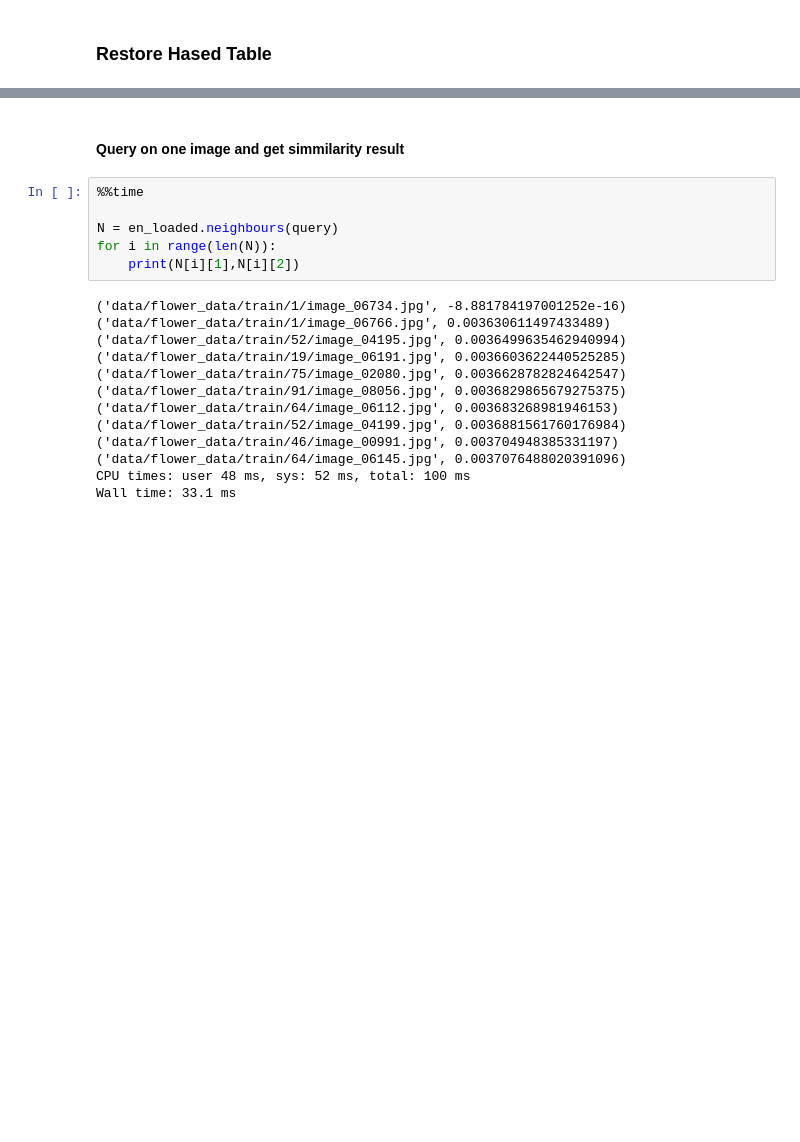
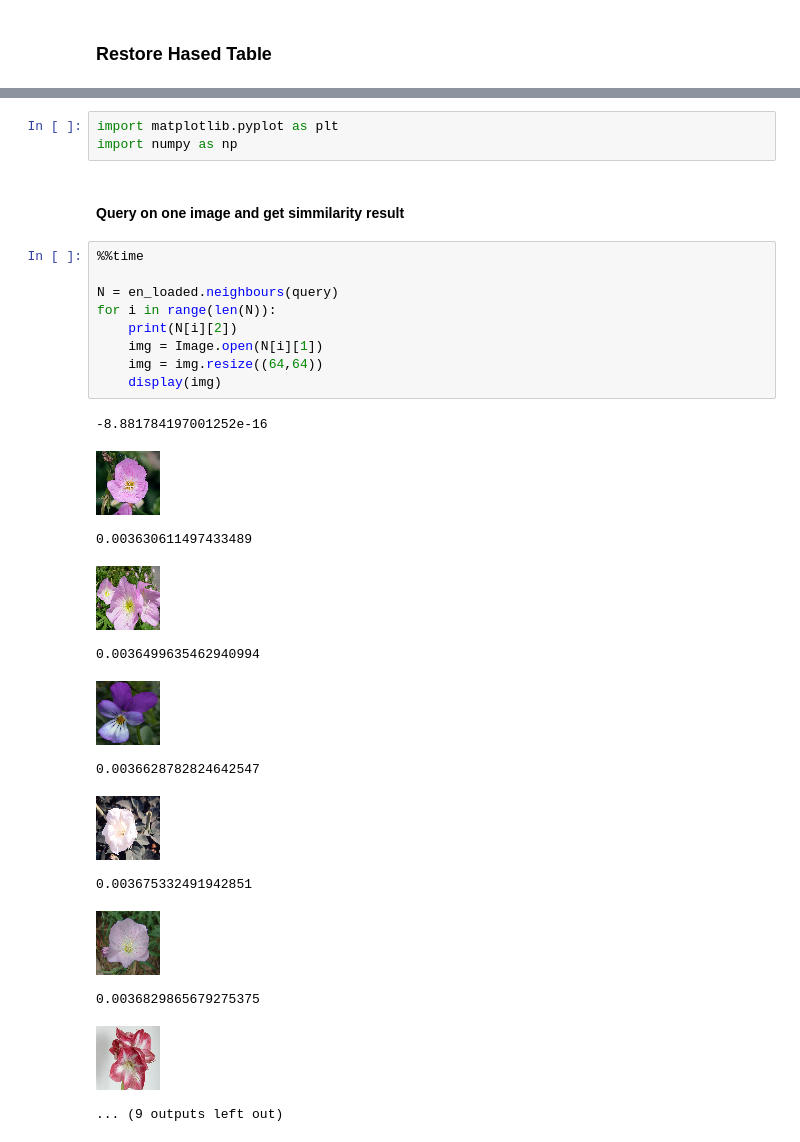
Before and after one commit to singnet/image-retrieval-service, a Jupyter notebook: storeLSH.ipynb, the cells around one changed output, grey strips where cells are left out. Drawn from its saved outputs; the diff is of its cells as text; blank space fills up the shorter version.

```diff
--- a/storeLSH.ipynb
+++ b/storeLSH.ipynb
@@ -85,21 +95,28 @@ NameError: name 'pic_one1' is not defined
+# %%
+import matplotlib.pyplot as plt
+import numpy as np
 # %% [markdown]
 #### Query on one image and get simmilarity result
 # %%
 %%time
 
 N = en_loaded.neighbours(query)
 for i in range(len(N)):
-    print(N[i][1],N[i][2])
+    print(N[i][2])
+    img = Image.open(N[i][1])
+    img = img.resize((64,64))
+    display(img)
 # %% [output]
-('data/flower_data/train/1/image_06734.jpg', -8.881784197001252e-16)
-('data/flower_data/train/1/image_06766.jpg', 0.003630611497433489)
-('data/flower_data/train/52/image_04195.jpg', 0.0036499635462940994)
-('data/flower_data/train/19/image_06191.jpg', 0.0036603622440525285)
-('data/flower_data/train/75/image_02080.jpg', 0.0036628782824642547)
-('data/flower_data/train/91/image_08056.jpg', 0.0036829865679275375)
-('data/flower_data/train/64/image_06112.jpg', 0.003683268981946153)
-('data/flower_data/train/52/image_04199.jpg', 0.0036881561760176984)
-('data/flower_data/train/46/image_00991.jpg', 0.003704948385331197)
-('data/flower_data/train/64/image_06145.jpg', 0.0037076488020391096)
-CPU times: user 48 ms, sys: 52 ms, total: 100 ms
-Wall time: 33.1 ms
+-8.881784197001252e-16
+[figure, added]
+0.003630611497433489
+[figure, added]
+0.0036499635462940994
+[figure, added]
+0.0036628782824642547
+[figure, added]
+0.003675332491942851
+[figure, added]
+0.0036829865679275375
+[figure, added]
+... (9 outputs left out)
```
Also changed, not shown: parts of 5 cells of this notebook.
